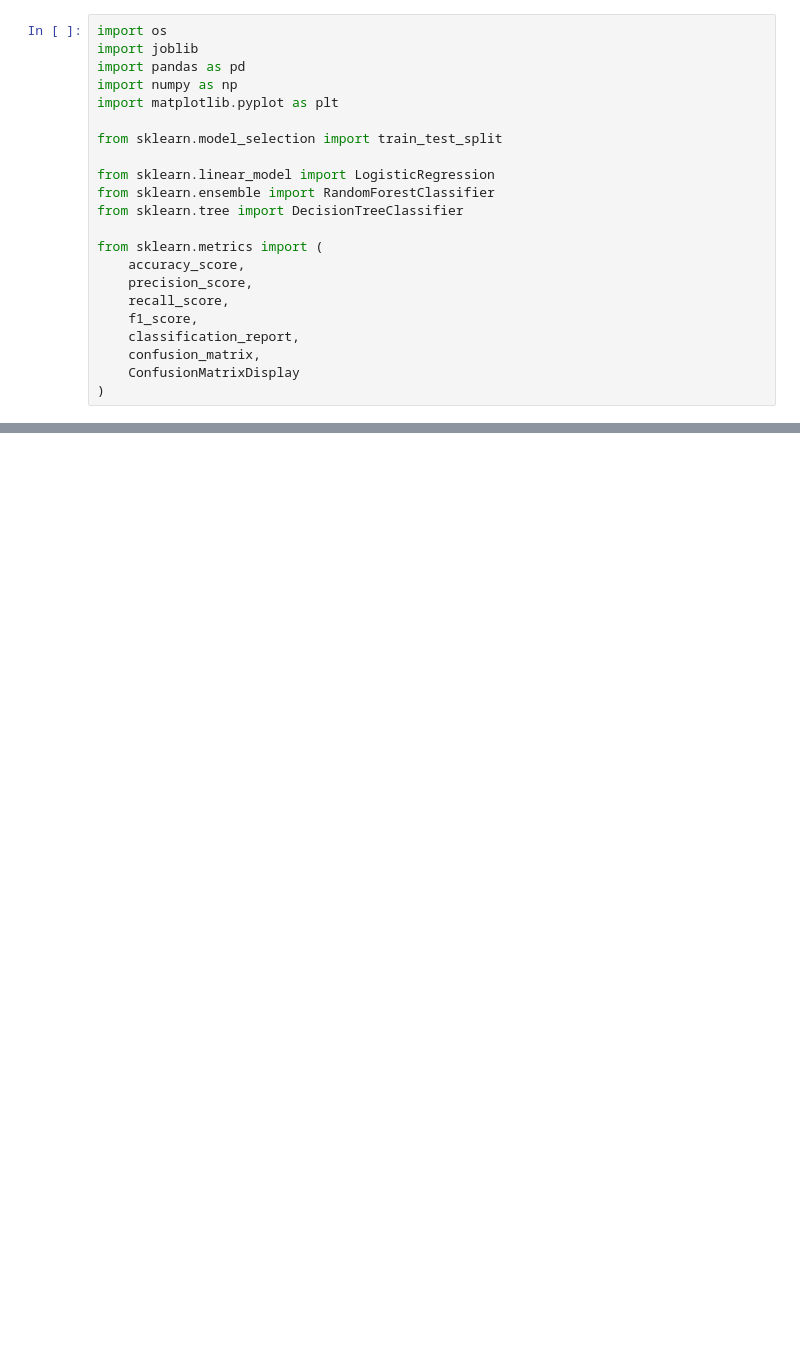
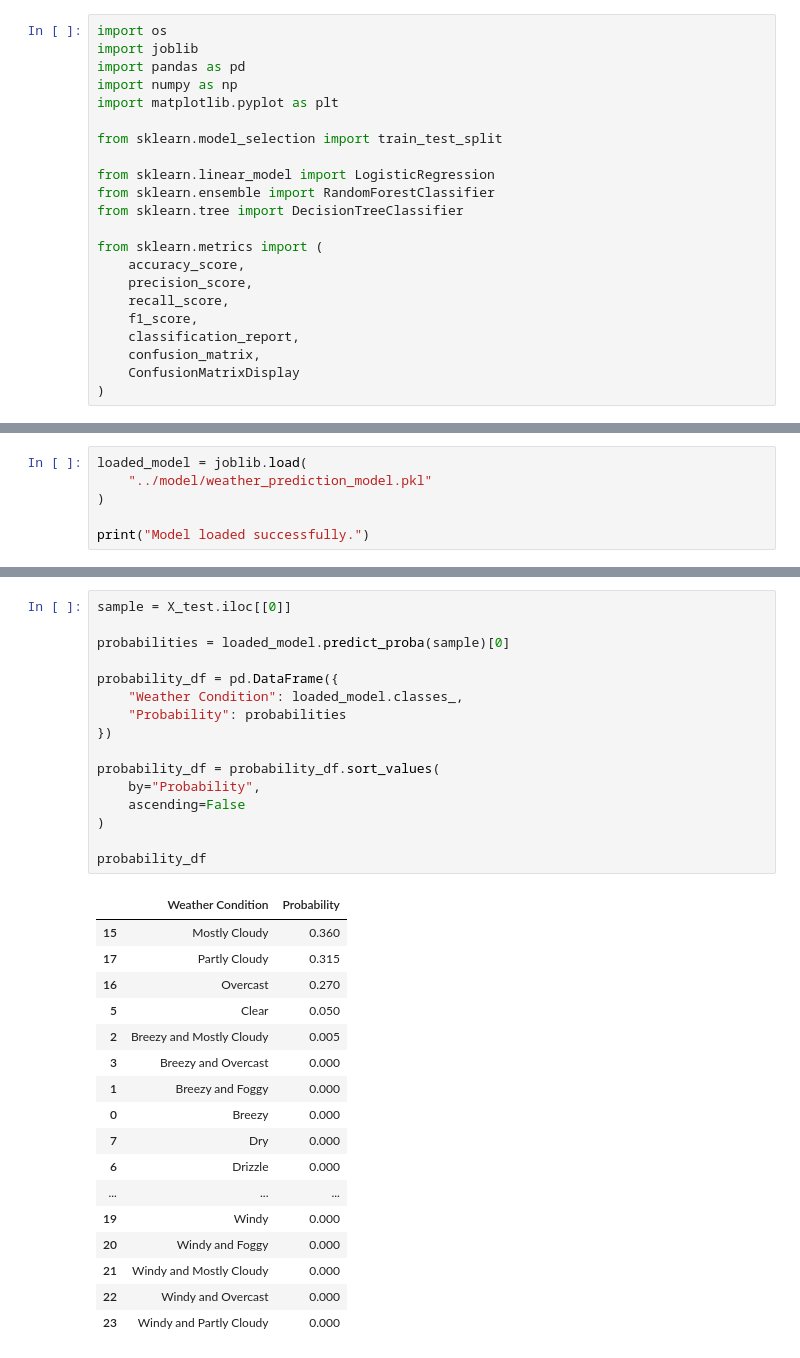
Before and after one commit to NoobNarasimharao/mlops-project-assignment, a Jupyter notebook: NoteBooks/model.ipynb, the cells around one changed output, grey strips where cells are left out. Cells and saved outputs as stored; diff of their text form; blank space fills up the shorter version.

```diff
--- a/NoteBooks/model.ipynb
+++ b/NoteBooks/model.ipynb
@@ -338,0 +899,6 @@ print("Model results saved.")
+# %%
+loaded_model = joblib.load(
+    "../model/weather_prediction_model.pkl"
+)
+
+print("Model loaded successfully.")
@@ -338,0 +946,34 @@ print("Model results saved.")
+# %%
+sample = X_test.iloc[[0]]
+
+probabilities = loaded_model.predict_proba(sample)[0]
+
+probability_df = pd.DataFrame({
+    "Weather Condition": loaded_model.classes_,
+    "Probability": probabilities
+})
+
+probability_df = probability_df.sort_values(
+    by="Probability",
+    ascending=False
+)
+
+probability_df
+# %% [output]
+|  | Weather Condition | Probability |
+| 15 | Mostly Cloudy | 0.360 |
+| 17 | Partly Cloudy | 0.315 |
+| 16 | Overcast | 0.270 |
+| 5 | Clear | 0.050 |
+| 2 | Breezy and Mostly Cloudy | 0.005 |
+| 3 | Breezy and Overcast | 0.000 |
+| 1 | Breezy and Foggy | 0.000 |
+| 0 | Breezy | 0.000 |
+| 7 | Dry | 0.000 |
+| 6 | Drizzle | 0.000 |
+| ... | ... | ... |
+| 19 | Windy | 0.000 |
+| 20 | Windy and Foggy | 0.000 |
+| 21 | Windy and Mostly Cloudy | 0.000 |
+| 22 | Windy and Overcast | 0.000 |
+| 23 | Windy and Partly Cloudy | 0.000 |
```
Also changed, not shown: parts of 41 cells of this notebook, 8 other files.
